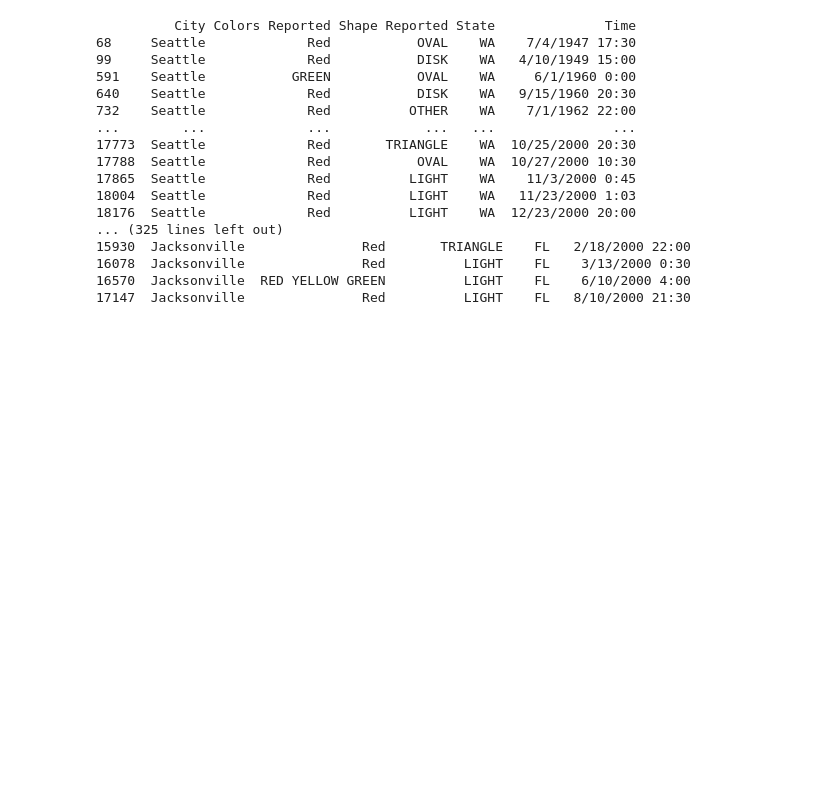
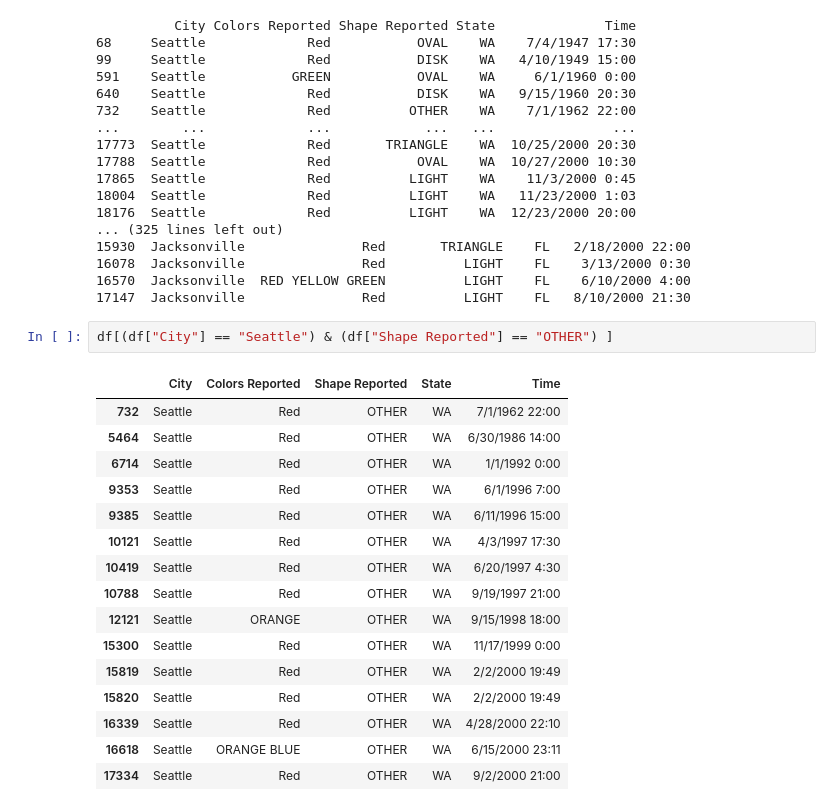
Before and after one commit to shubhkhanna/Colab-Notebooks-IB241, a Jupyter notebook: Pandas.ipynb, the cells around one changed output. Cells and saved outputs as stored; diff of their text form; blank space fills up the shorter version.

```diff
--- a/Pandas.ipynb
+++ b/Pandas.ipynb
@@ -138,3 +138,22 @@ print(df.loc[df["City"] == "Jacksonville"])
 16078  Jacksonville               Red          LIGHT    FL    3/13/2000 0:30
 16570  Jacksonville  RED YELLOW GREEN          LIGHT    FL    6/10/2000 4:00
 17147  Jacksonville               Red          LIGHT    FL   8/10/2000 21:30
+# %%
+df[(df["City"] == "Seattle") & (df["Shape Reported"] == "OTHER") ]
+# %% [output]
+|  | City | Colors Reported | Shape Reported | State | Time |
+| 732 | Seattle | Red | OTHER | WA | 7/1/1962 22:00 |
+| 5464 | Seattle | Red | OTHER | WA | 6/30/1986 14:00 |
+| 6714 | Seattle | Red | OTHER | WA | 1/1/1992 0:00 |
+| 9353 | Seattle | Red | OTHER | WA | 6/1/1996 7:00 |
+| 9385 | Seattle | Red | OTHER | WA | 6/11/1996 15:00 |
+| 10121 | Seattle | Red | OTHER | WA | 4/3/1997 17:30 |
+| 10419 | Seattle | Red | OTHER | WA | 6/20/1997 4:30 |
+| 10788 | Seattle | Red | OTHER | WA | 9/19/1997 21:00 |
+| 12121 | Seattle | ORANGE | OTHER | WA | 9/15/1998 18:00 |
+| 15300 | Seattle | Red | OTHER | WA | 11/17/1999 0:00 |
+| 15819 | Seattle | Red | OTHER | WA | 2/2/2000 19:49 |
+| 15820 | Seattle | Red | OTHER | WA | 2/2/2000 19:49 |
+| 16339 | Seattle | Red | OTHER | WA | 4/28/2000 22:10 |
+| 16618 | Seattle | ORANGE BLUE | OTHER | WA | 6/15/2000 23:11 |
+| 17334 | Seattle | Red | OTHER | WA | 9/2/2000 21:00 |
```
Also changed, not shown: parts of 2 cells of this notebook.
